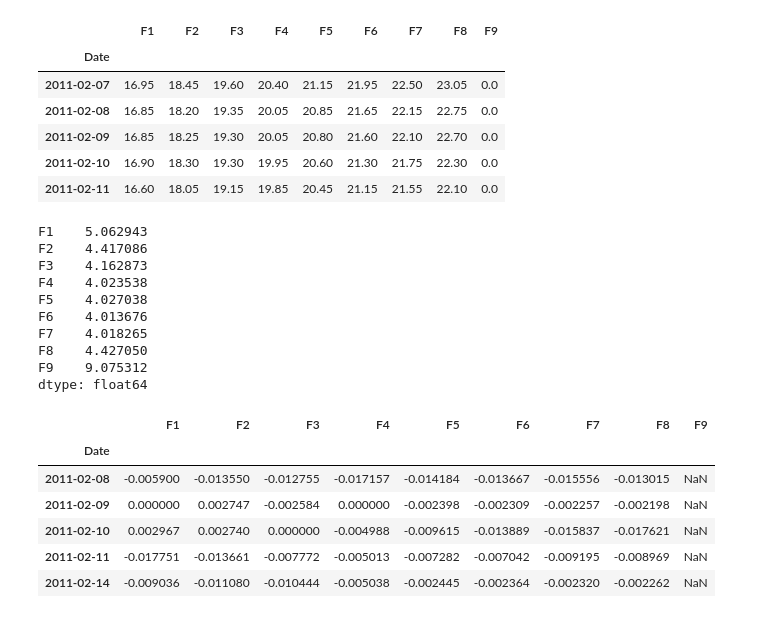
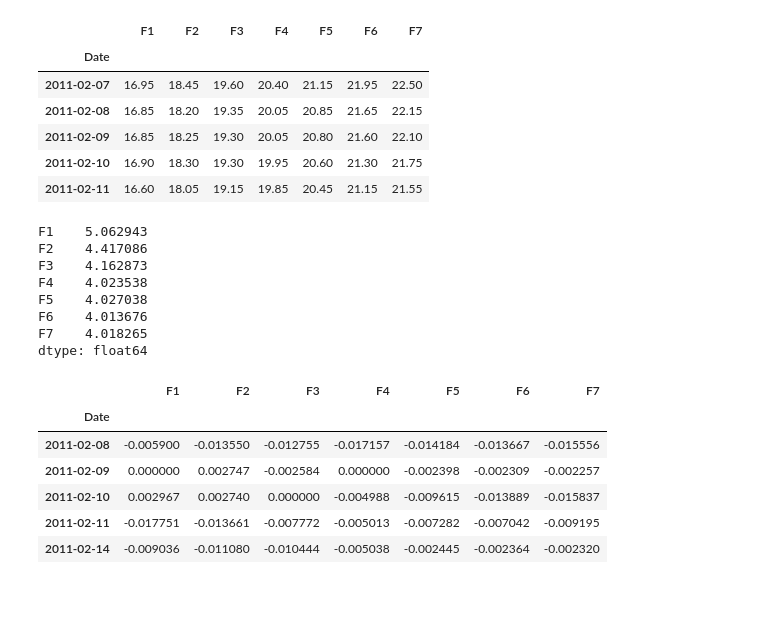
Before and after one commit to canelbiryol/Risk_Portfolio_Management, a Jupyter notebook: Homework3/Homework3.ipynb, the cells around one changed output. Drawn from its saved outputs; the diff is of its cells as text; code cells hidden in the pictures.

```diff
--- a/Homework3/Homework3.ipynb
+++ b/Homework3/Homework3.ipynb
@@ -13,22 +13,23 @@ sns.set(color_codes=True)
 # %%
 df = pd.read_csv('data/Vix_Returns.csv')
 df['Date'] = pd.to_datetime(df['Date'])
 df = df.set_index('Date')
+df_vx = df[['F1', 'F2', 'F3', 'F4', 'F5', 'F6', 'F7']]
 # Get rid of rows with 'ND' as value
 #df = df[df['1-month'] != 'ND']
 #df = df.astype(float)
 # To see how the data looks like
-df.head()
+df_vx.head()
 # %% [output]
-|  | F1 | F2 | F3 | F4 | F5 | F6 | F7 | F8 | F9 |
-| Date |  |  |  |  |  |  |  |  |  |
-| 2011-02-07 | 16.95 | 18.45 | 19.60 | 20.40 | 21.15 | 21.95 | 22.50 | 23.05 | 0.0 |
-| 2011-02-08 | 16.85 | 18.20 | 19.35 | 20.05 | 20.85 | 21.65 | 22.15 | 22.75 | 0.0 |
-| 2011-02-09 | 16.85 | 18.25 | 19.30 | 20.05 | 20.80 | 21.60 | 22.10 | 22.70 | 0.0 |
-| 2011-02-10 | 16.90 | 18.30 | 19.30 | 19.95 | 20.60 | 21.30 | 21.75 | 22.30 | 0.0 |
-| 2011-02-11 | 16.60 | 18.05 | 19.15 | 19.85 | 20.45 | 21.15 | 21.55 | 22.10 | 0.0 |
+|  | F1 | F2 | F3 | F4 | F5 | F6 | F7 |
+| Date |  |  |  |  |  |  |  |
+| 2011-02-07 | 16.95 | 18.45 | 19.60 | 20.40 | 21.15 | 21.95 | 22.50 |
+| 2011-02-08 | 16.85 | 18.20 | 19.35 | 20.05 | 20.85 | 21.65 | 22.15 |
+| 2011-02-09 | 16.85 | 18.25 | 19.30 | 20.05 | 20.80 | 21.60 | 22.10 |
+| 2011-02-10 | 16.90 | 18.30 | 19.30 | 19.95 | 20.60 | 21.30 | 21.75 |
+| 2011-02-11 | 16.60 | 18.05 | 19.15 | 19.85 | 20.45 | 21.15 | 21.55 |
 # %%
-volatilities = df.std()
+volatilities = df_vx.std()
 volatilities
 # %% [output]
 F1    5.062943
@@ -38,24 +39,22 @@ F4    4.023538
 F5    4.027038
 F6    4.013676
 F7    4.018265
-F8    4.427050
-F9    9.075312
 dtype: float64
 # %%
-df_returns = df.pct_change()[1:]
+df_returns = df_vx.pct_change()[1:]
 # Remove inf and NaN values in the dataframe
 #df_returns = df_returns.replace([np.inf, -np.inf], np.nan)
 #df_returns = df_returns.dropna(axis=0,how='any')
 # To see how the returns looks like
 df_returns.head()
 # %% [output]
-|  | F1 | F2 | F3 | F4 | F5 | F6 | F7 | F8 | F9 |
-| Date |  |  |  |  |  |  |  |  |  |
-| 2011-02-08 | -0.005900 | -0.013550 | -0.012755 | -0.017157 | -0.014184 | -0.013667 | -0.015556 | -0.013015 | NaN |
-| 2011-02-09 | 0.000000 | 0.002747 | -0.002584 | 0.000000 | -0.002398 | -0.002309 | -0.002257 | -0.002198 | NaN |
-| 2011-02-10 | 0.002967 | 0.002740 | 0.000000 | -0.004988 | -0.009615 | -0.013889 | -0.015837 | -0.017621 | NaN |
-| 2011-02-11 | -0.017751 | -0.013661 | -0.007772 | -0.005013 | -0.007282 | -0.007042 | -0.009195 | -0.008969 | NaN |
-| 2011-02-14 | -0.009036 | -0.011080 | -0.010444 | -0.005038 | -0.002445 | -0.002364 | -0.002320 | -0.002262 | NaN |
+|  | F1 | F2 | F3 | F4 | F5 | F6 | F7 |
+| Date |  |  |  |  |  |  |  |
+| 2011-02-08 | -0.005900 | -0.013550 | -0.012755 | -0.017157 | -0.014184 | -0.013667 | -0.015556 |
+| 2011-02-09 | 0.000000 | 0.002747 | -0.002584 | 0.000000 | -0.002398 | -0.002309 | -0.002257 |
+| 2011-02-10 | 0.002967 | 0.002740 | 0.000000 | -0.004988 | -0.009615 | -0.013889 | -0.015837 |
+| 2011-02-11 | -0.017751 | -0.013661 | -0.007772 | -0.005013 | -0.007282 | -0.007042 | -0.009195 |
+| 2011-02-14 | -0.009036 | -0.011080 | -0.010444 | -0.005038 | -0.002445 | -0.002364 | -0.002320 |
 # %%
 #df['pct_change'] = df.pct_change()
 df_log = np.log(1 + df_returns)
```
Also changed, not shown: parts of 13 cells of this notebook, 2 other files.
